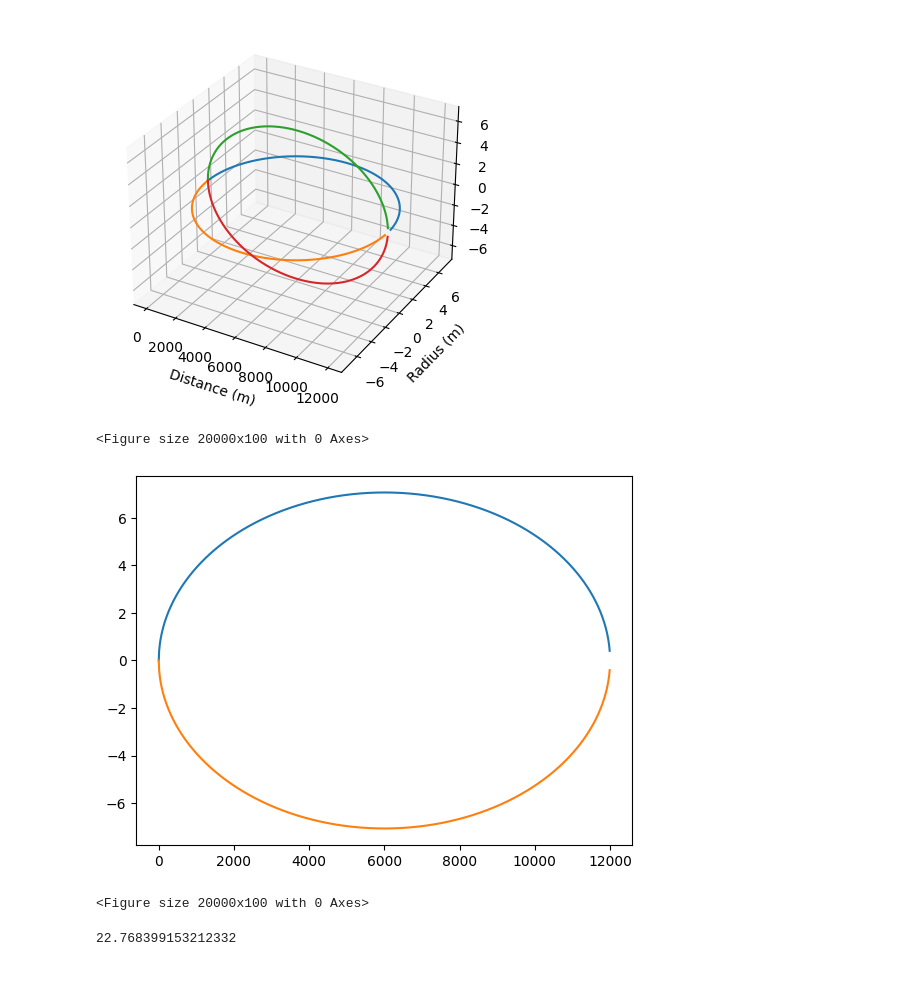
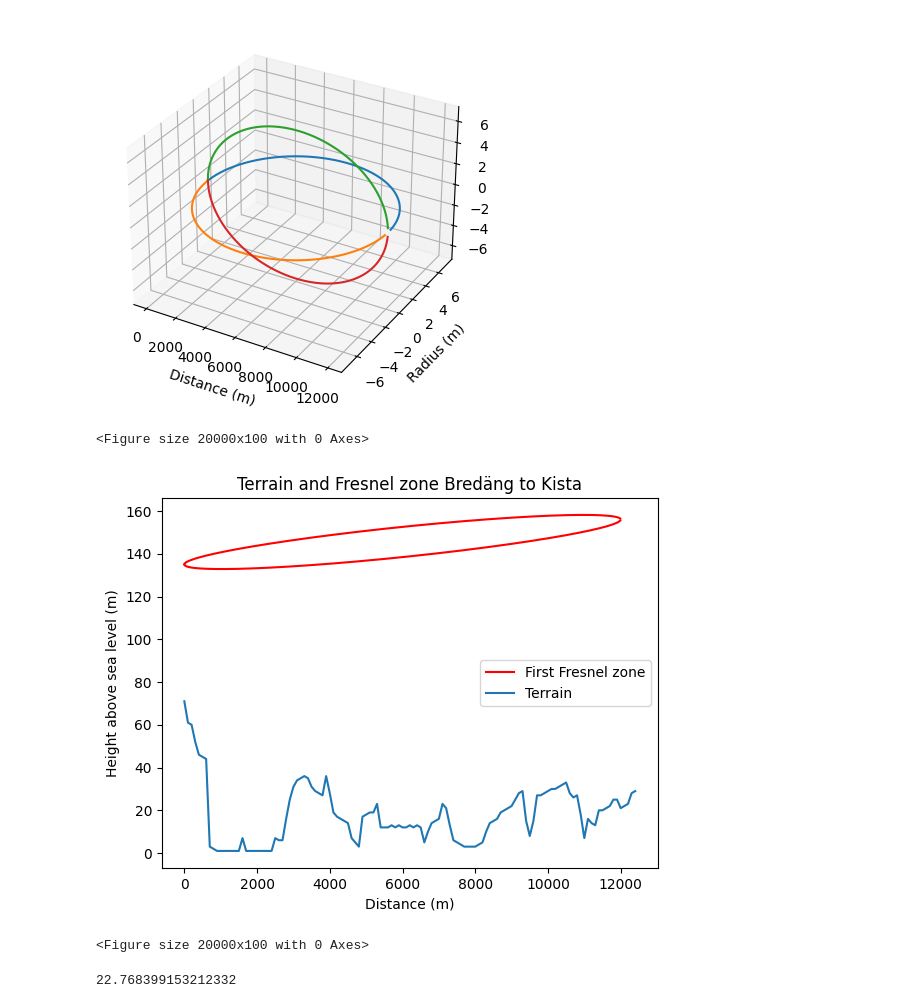
Before and after one commit to Joinatan/wireless_systems, a Jupyter notebook: link_budget/case_stude1.ipynb, the cells around one changed output. Cells and saved outputs as stored; diff of their text form; code cells hidden in the pictures; blank space fills up the shorter version.

```diff
--- a/link_budget/case_stude1.ipynb
+++ b/link_budget/case_stude1.ipynb
@@ -196,18 +231,18 @@ def plane_earth(distance, h_1, h_2, power_transmit, antenna_areaR, wavelength):
 free_space_list = []
 plane_earth_list = []
 path_loss_exponent_list = []
-for i in range(1, 1400):
-    free_space_list.append(to_dB(free_space(i * 10, Tx_power, antenna_gain, wavelength)))
-    path_loss_exponent_list.append(to_dB(path_loss_exponent(i * 10, Tx_power, antenna_gain, wavelength, 2.7)))
-    plane_earth_list.append(to_dB(plane_earth(i * 10, h_1, h_2, Tx_power, antenna_area, wavelength)))
+for i in range(1, 14000):
+    free_space_list.append(to_dB(free_space(i * 1, Tx_power, antenna_gain, wavelength)))
+    path_loss_exponent_list.append(to_dB(path_loss_exponent(i * 1, Tx_power, antenna_gain, wavelength, 2.7)))
+    plane_earth_list.append(to_dB(plane_earth(i * 1, h_1, h_2, Tx_power, antenna_area, wavelength)))
 
 plt.xscale('log')
 plt.title("Different path loss models, antenna diameter = %0.1f" % diameter)
 
-plt.plot([10 * x for x in range(1, 1400)], free_space_list, label='Free space')
-plt.plot([10 * x for x in range(1, 1400)], path_loss_exponent_list, label='Path loss exponent = 2.7')
-plt.plot([10 * x for x in range(1, 1400)], plane_earth_list, label='Plane earth', linestyle='solid')
-plt.plot([10 * x for x in range(1, 1400)], [minimun_detectable_signal]*1399, label='Rx minimun detectable signal', linestyle = 'dotted')
+plt.plot([x for x in range(1, 14000)], free_space_list, label='Free space')
+plt.plot([x for x in range(1, 14000)], path_loss_exponent_list, label='Path loss exponent = 2.7')
+#plt.plot([10 * x for x in range(1, 14000)], plane_earth_list, label='Plane earth', linestyle='solid')
+plt.plot([x for x in range(1, 14000)], [minimun_detectable_signal]*13999, label='Rx minimun detectable signal', linestyle = 'dotted', color = 'red')
 plt.ylabel('Recieved power, dBW')
 plt.xlabel('Distance (m)')
 plt.legend()
@@ -239,11 +274,11 @@ plt.title('Comparison of antenna diameters')
 plt.ylabel('Recieved power (dBW) at 12km')
 plt.xlabel('Diameter of antenna (cm)')
 for i in range(0, 3):
-    plt.bar(i, power_recieved_plane_earthLIST[i], color='red', width = width)
+    #plt.bar(i, power_recieved_plane_earthLIST[i], color='red', width = width)
     plt.bar(i+0.1, power_recieved_free_spaceLIST[i], color='blue', width = width)
     plt.bar(i+0.2 , power_recieved_pathexpLIST[i], color='green', width = width)
 
-plt.bar(2, power_recieved_plane_earthLIST[2], color='red', width = width, label='Plane earth')
+#plt.bar(2, power_recieved_plane_earthLIST[2], color='red', width = width, label='Plane earth')
 plt.bar(2+0.1, power_recieved_free_spaceLIST[2], color='blue', width = width, label='Free space')
 plt.bar(2+0.2 , power_recieved_pathexpLIST[2], color='green', width = width, label='Path loss exponent, 2.7')
 
@@ -284,14 +319,47 @@ Text(0.5, 0, 'Radius (m)')
 # %%
 #2D fresnel zones
 fresnel_bound2 = []
+negative_fresnel_bound2 = []
+elevation_list = []
+def elevation_func(x):
+    return 0.00175 * x + 135
+
 for i in range(0, 12000, 10):
-    fresnel_bound2.append(calculate_fresnelZones(distance - i, i, 1))
-plt.plot([x for x in range(0, 12000, 10)], fresnel_bound2)
-plt.plot([x for x in range(0, 12000, 10)], negative_fresnel_bound1)
+    fresnel_bound2.append(calculate_fresnelZones(distance - i, i, 1) + elevation_func(i))
+    negative_fresnel_bound2.append(-1 * calculate_fresnelZones(distance - i, i, 1) + elevation_func(i))
+    elevation_list.append(elevation_func(i))
+
+#negative_fresnel_bound2 = [x*-1 for x in fresnel_bound2]
+height_list0 = [29, 28, 23, 22, 21, 25, 25, 22, 21, 20, 20]
+height_list1 = [13, 14, 16, 7, 18, 27, 26, 28, 33, 32, 31]
+height_list2 = [30, 30, 29, 28, 27, 27, 15, 8, 15, 29, 28]
+height_list3 = [25, 22, 21, 20, 19, 16, 15, 14, 10, 5, 4]
+height_list4 = [3, 3, 3, 3, 4, 5, 6, 13, 21, 23]
+height_list5 = [16, 15, 14, 10, 5, 12, 13, 12, 13, 12]
+height_list6 = [12, 13, 12, 13, 12, 12, 12, 23, 19, 19]
+height_list7 = [18, 17, 3, 5, 7, 14, 15, 16, 17, 19]
+height_list8 = [28, 36, 27, 28, 29, 31, 35, 36, 35, 34]
+height_list9 = [31, 25, 16, 6, 6, 7, 1, 1, 1, 1]
+height_list10 = [1, 1, 1, 1, 7, 1, 1, 1, 1, 1]
+height_list11 = [1, 1, 2, 3, 44, 45, 46, 52, 60, 61]
+height_list12 = [71]
+
+total_list = (height_list0 + height_list1 + height_list2 + height_list3 + height_list4 + height_list5 +
+              height_list6 + height_list7 + height_list8 + height_list9 + height_list10 + height_list11 +
+              height_list12)
+
+total_list.reverse()
+plt.plot([x for x in range(0, 12000, 10)], fresnel_bound2, color='red', label='First Fresnel zone')
+plt.plot([x for x in range(0, 12000, 10)], negative_fresnel_bound2, color='red')
+plt.plot(range(0, len(total_list)*100, 100), total_list, label='Terrain')
+plt.ylabel('Height above sea level (m)')
+plt.xlabel('Distance (m)')
+plt.legend()
+plt.title('Terrain and Fresnel zone Bredäng to Kista')
 plt.figure(figsize=(200, 1))
 # %% [output]
 <Figure size 20000x100 with 0 Axes>
-[figure, old version]
+[figure, new version]
 <Figure size 20000x100 with 0 Axes>
 # %%
 #LOS
```
Also changed, not shown: parts of 4 cells of this notebook, 6 other files.
